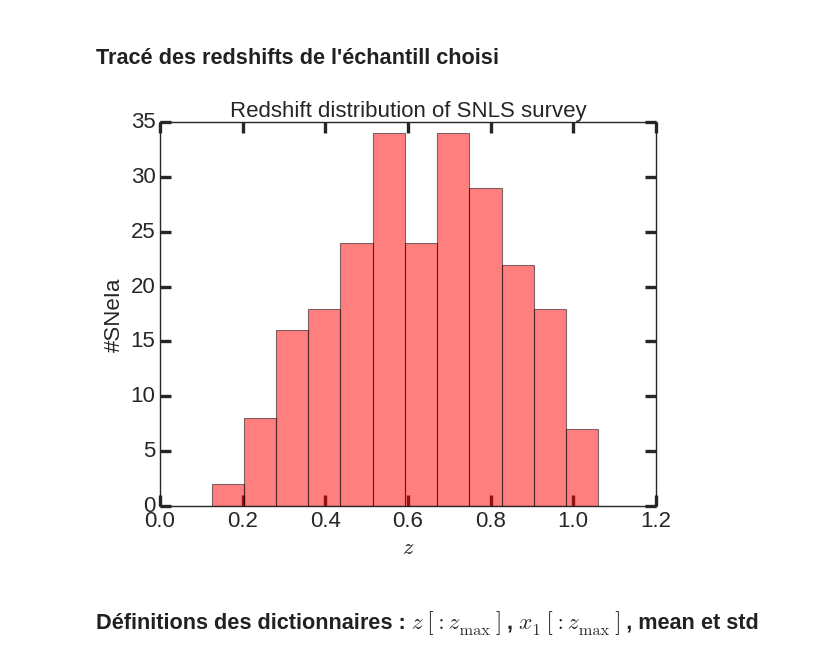
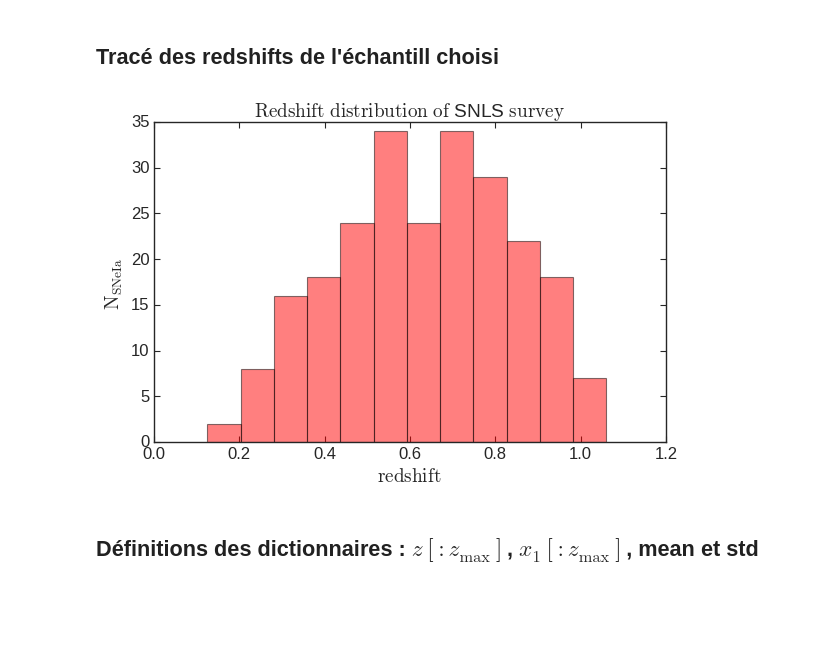
Before and after one commit to Nora-n/variaIa, a Jupyter notebook: notebooks/plots_simple.ipynb, the cells around one changed output. Saved outputs shown, nothing was run; the diff lists cells and outputs as text; code cells hidden in the pictures; blank space fills up the shorter version.

```diff
--- a/notebooks/plots_simple.ipynb
+++ b/notebooks/plots_simple.ipynb
@@ -97,24 +97,28 @@ interactive(children=(IntSlider(value=12, continuous_update=False, description='
 # %%
 #plt.style.use('dark_background')
 plt.style.use(['classic', 'seaborn-white'])
 
-plt.hist(np.sort(ns_dataz), bins = nb_z.value, color = colors[su.value], alpha = .5)
+fig = plt.figure(figsize=[8, 5])
+ax = fig.add_axes([0.1, 0.12, 0.8, 0.8])
 
-ax = plt.gca()
-ax.tick_params(axis = 'both',
-               direction = 'in',
-               length = 10, width = 3,
-               labelsize = 20,
-               which = 'both',
+ax.hist(np.sort(ns_dataz), bins = nb_z.value, color = colors[su.value], alpha = .5)
+
+ax.tick_params(direction = 'in',
+               length = 5, width = 1,
+               labelsize = 15,
                top = True, right = True)
-plt.xlabel('$z$', fontsize = 20)
-plt.ylabel('#SNeIa', fontsize = 20)
 
-plt.title('Redshift distribution of ' + str(su.value) + ' survey', fontsize = 20)
+ax.set_xlabel(r"$\mathrm{redshift}$ ", fontsize="x-large")
+ax.set_ylabel(r"$\mathrm{N}_\mathrm{SNe Ia}$ ", fontsize="x-large")
 
-plt.show()
+plt.title(r'$\mathrm{Redshift\,\,distribution\,\,of\,\,}$' + str(su.value) +
+          r'$\mathrm{\,\,survey}$', fontsize = 'x-large')
+
+fig=plt.gcf()
+fig.savefig('/home/nora/Documents/Thèse/Images/'
+            + str(su.value) + '_dist.pdf', bbox_inches='tight')
 # %% [output]
-[figure, old version]
+[figure, new version]
 # %% [markdown]
 ## Définitions des dictionnaires : $z[:z_{\text{max}}]$, $x_1[:z_{\text{max}}]$, mean et std
 # %%
```
Also changed, not shown: parts of 8 cells of this notebook, 9 other files.
